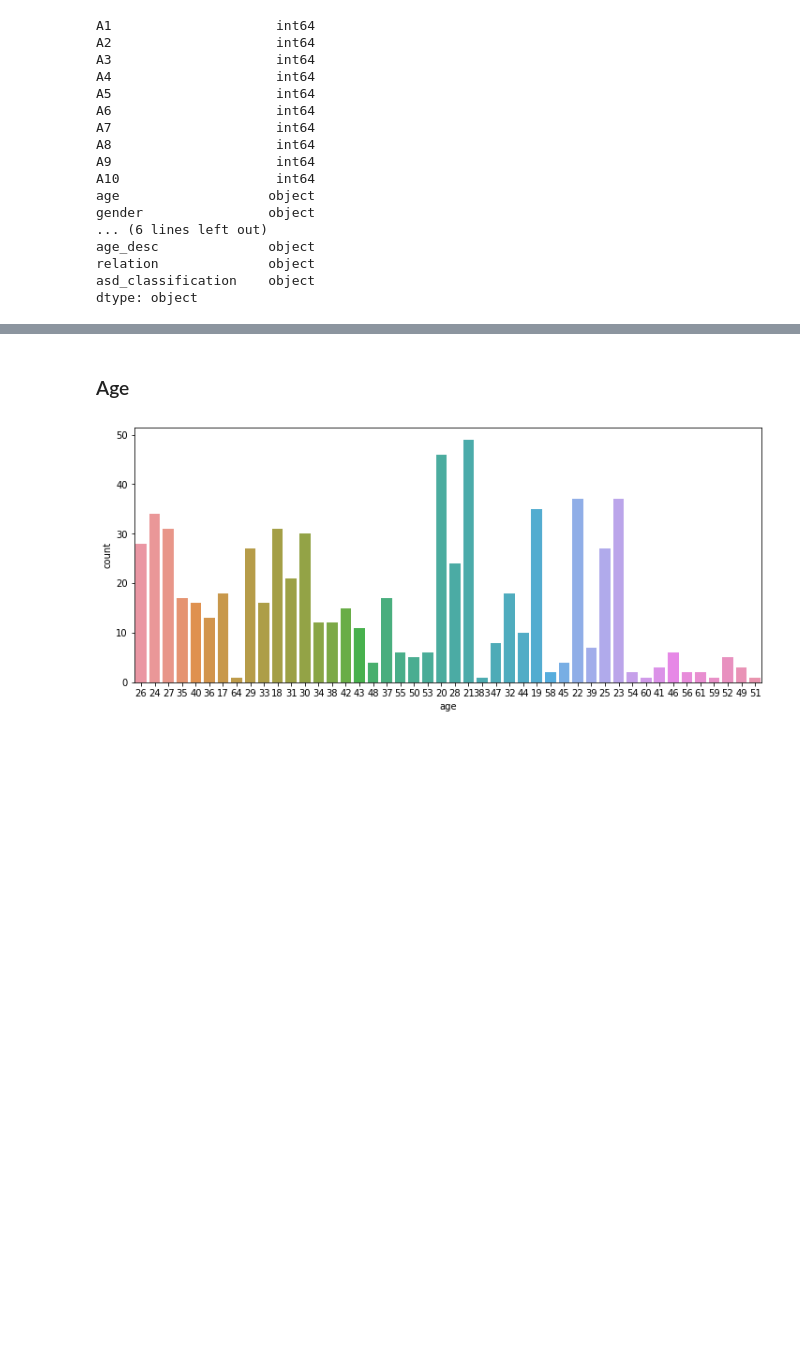
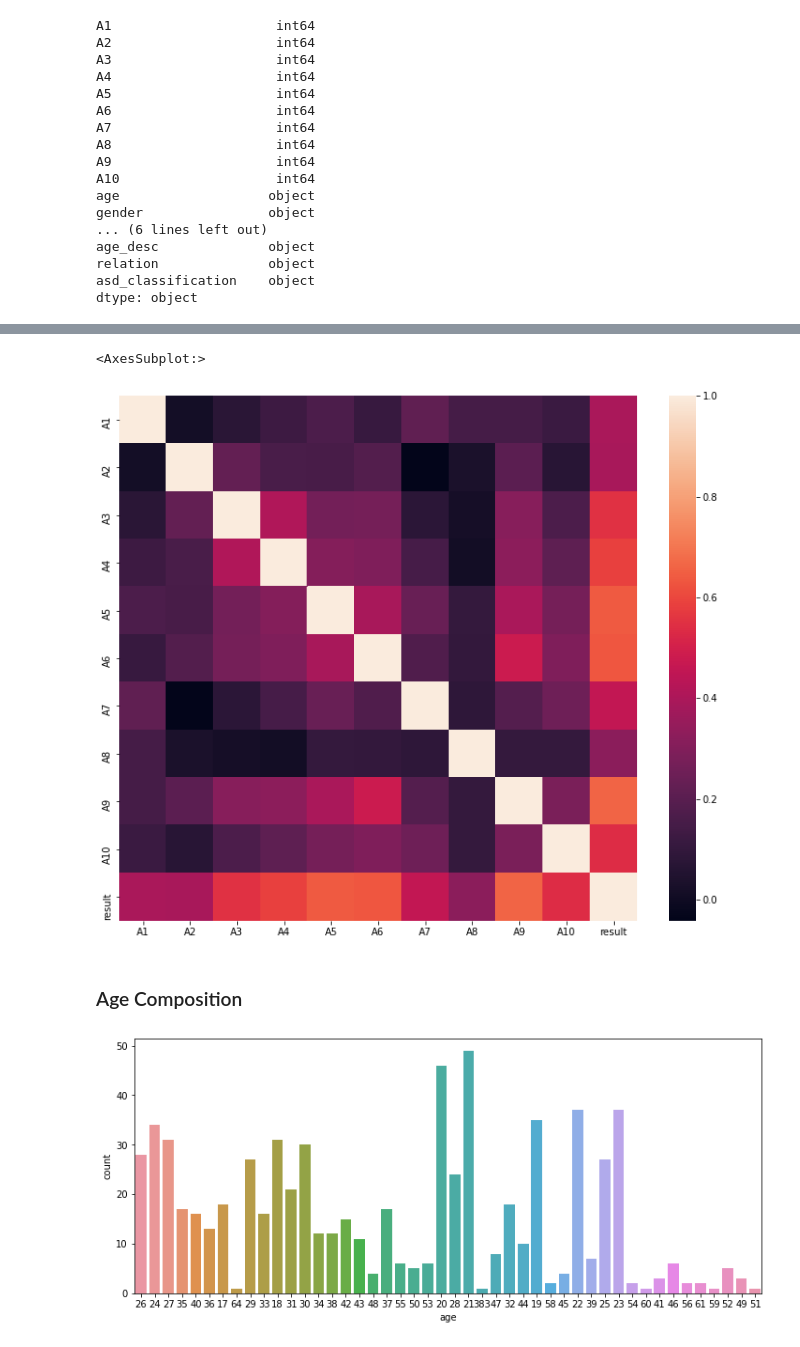
Before and after one commit to blessinvarkey/asd-screening-ml, a Jupyter notebook: ml_projects/autism-screening-project.ipynb, the cells around one changed output, grey strips where cells are left out. Cells and saved outputs as stored; diff of their text form; code cells hidden in the pictures; blank space fills up the shorter version.

```diff
--- a/ml_projects/autism-screening-project.ipynb
+++ b/ml_projects/autism-screening-project.ipynb
@@ -74,5 +100,11 @@ df.head()
+# %%
+fig = plt.figure(figsize=(12,10))
+sns.heatmap(df.corr())
+# %% [output]
+<AxesSubplot:>
+[figure, added]
 # %% [markdown]
-### Age
+### Age Composition
 # %%
 fig = plt.figure(figsize=(12,5))
 sns.countplot(x='age', data=df);
```
Also changed, not shown: parts of 17 cells of this notebook.
